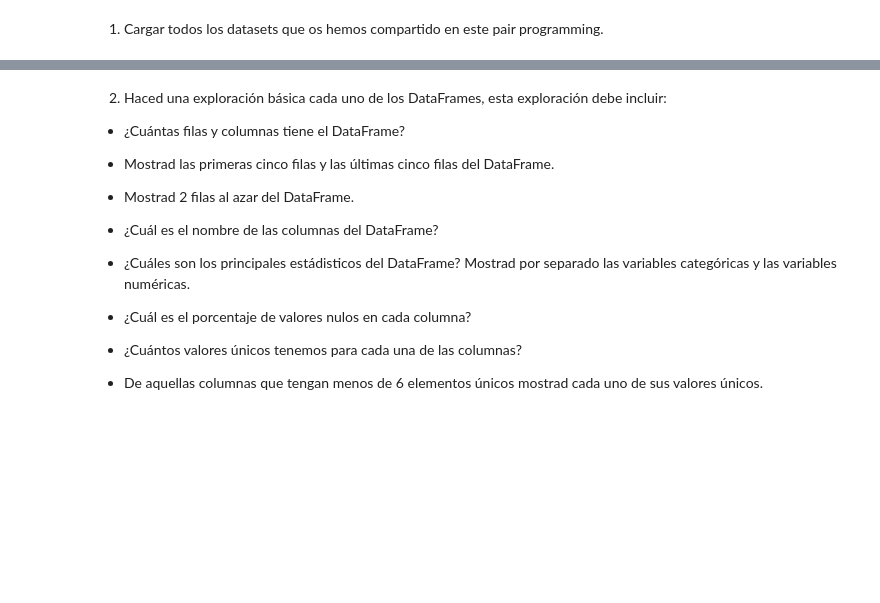
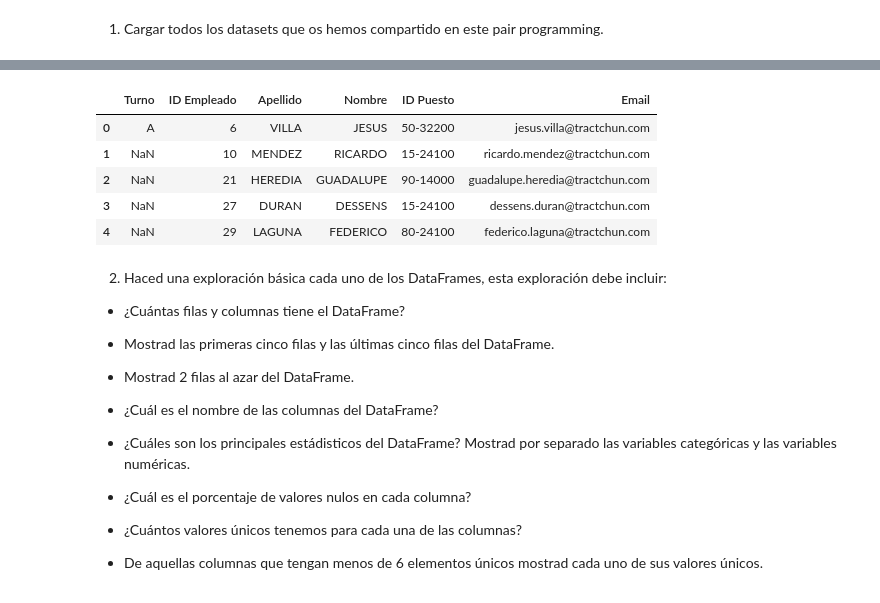
Before and after one commit to Adalab/promo-d-da-modulo2-sprint1-anabelen-silvia, a Jupyter notebook: ejercicio3/ejercicio3-pandas3.ipynb, the cells around one changed output, grey strips where cells are left out. Saved outputs shown, nothing was run; the diff lists cells and outputs as text; code cells hidden in the pictures; blank space fills up the shorter version.

```diff
--- a/ejercicio3/ejercicio3-pandas3.ipynb
+++ b/ejercicio3/ejercicio3-pandas3.ipynb
@@ -8,0 +15,2 @@ En resumen, hacer una exploración de datos con Pandas es esencial para cualquie
+# %%
+df3 = pd.read_csv("datos/Empleados.csv")
@@ -9,3 +35,12 @@ En resumen, hacer una exploración de datos con Pandas es esencial para cualquie
+# %%
+df3.head()
+# %% [output]
+|  | Turno | ID Empleado | Apellido | Nombre | ID Puesto | Email |
+| 0 | A | 6 | VILLA | JESUS | 50-32200 | jesus.villa@tractchun.com |
+| 1 | NaN | 10 | MENDEZ | RICARDO | 15-24100 | ricardo.mendez@tractchun.com |
+| 2 | NaN | 21 | HEREDIA | GUADALUPE | 90-14000 | guadalupe.heredia@tractchun.com |
+| 3 | NaN | 27 | DURAN | DESSENS | 15-24100 | dessens.duran@tractchun.com |
+| 4 | NaN | 29 | LAGUNA | FEDERICO | 80-24100 | federico.laguna@tractchun.com |
 # %% [markdown]
 2. Haced una exploración básica cada uno de los DataFrames, esta exploración debe incluir:
 
```
Also changed, not shown: parts of 10 cells of this notebook.
